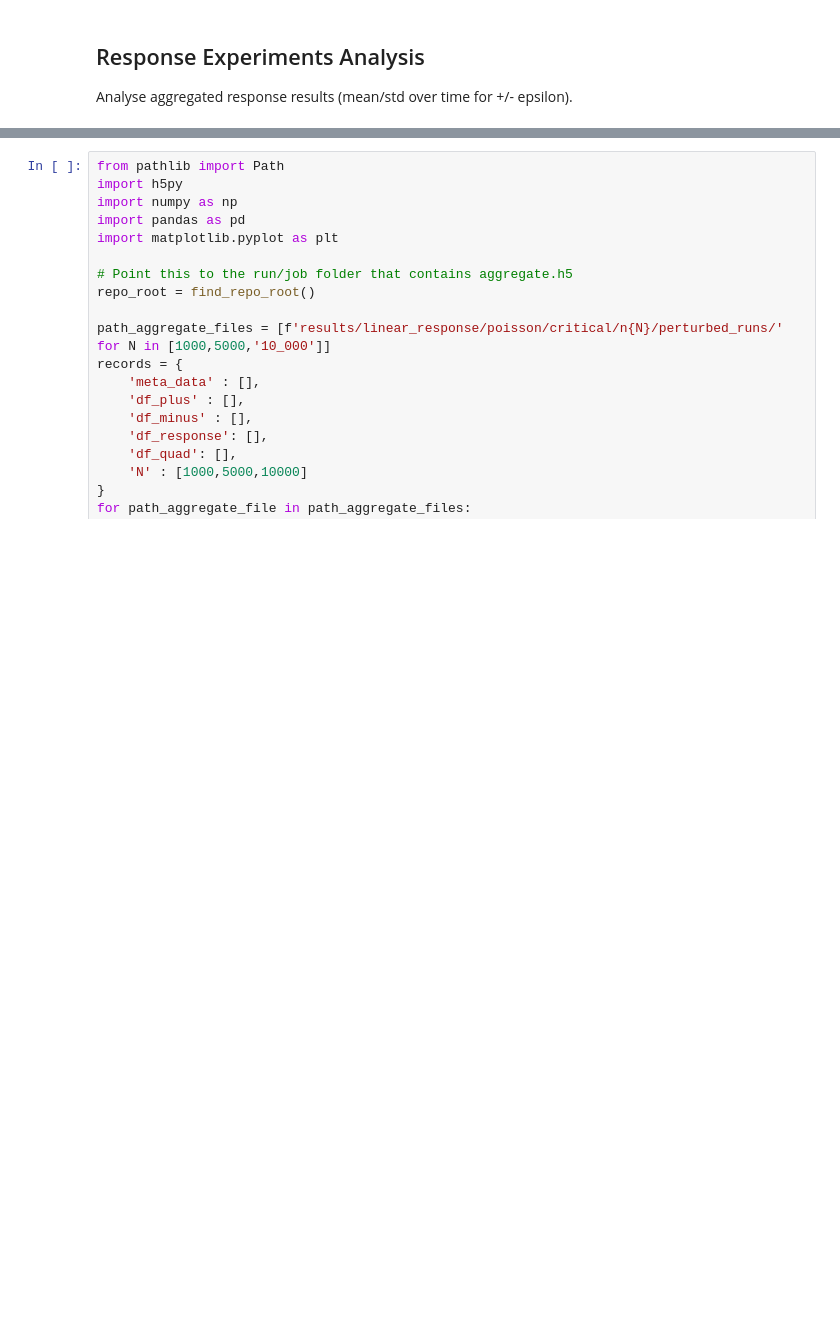
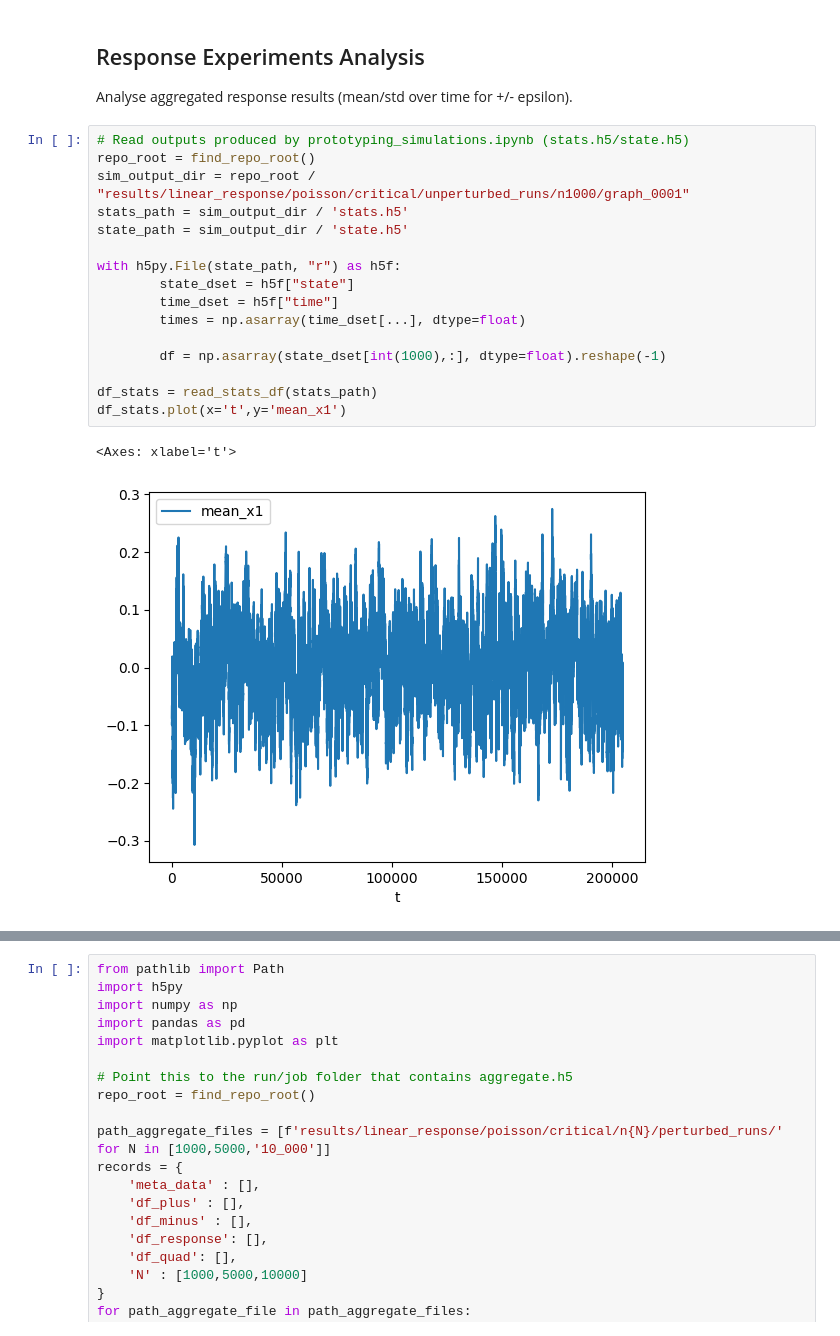
Before and after one commit to niccozagli/Dynamical_Systems_Networks, a Jupyter notebook: notebooks/prototyping/prototyping_data_analysis.ipynb, the cells around one changed output, grey strips where cells are left out. Cells and saved outputs as stored; diff of their text form; blank space fills up the shorter version.

Commit message:
Changed the response experiments.

```diff
--- a/notebooks/prototyping/prototyping_data_analysis.ipynb
+++ b/notebooks/prototyping/prototyping_data_analysis.ipynb
@@ -238,3 +235,22 @@ Text(0.5, 1.0, 'Phase diagram')
 # %% [markdown]
 ## Response Experiments Analysis
 Analyse aggregated response results (mean/std over time for +/- epsilon).
+# %%
+# Read outputs produced by prototyping_simulations.ipynb (stats.h5/state.h5)
+repo_root = find_repo_root()
+sim_output_dir = repo_root / "results/linear_response/poisson/critical/unperturbed_runs/n1000/graph_0001"
+stats_path = sim_output_dir / 'stats.h5'
+state_path = sim_output_dir / 'state.h5'
+
+with h5py.File(state_path, "r") as h5f:
+        state_dset = h5f["state"]
+        time_dset = h5f["time"]
+        times = np.asarray(time_dset[...], dtype=float)
+
+        df = np.asarray(state_dset[int(1000),:], dtype=float).reshape(-1)
+
+df_stats = read_stats_df(stats_path)
+df_stats.plot(x='t',y='mean_x1')
+# %% [output]
+<Axes: xlabel='t'>
+[figure, added]
```
Also changed, not shown: parts of 8 cells of this notebook, 18 other files.
